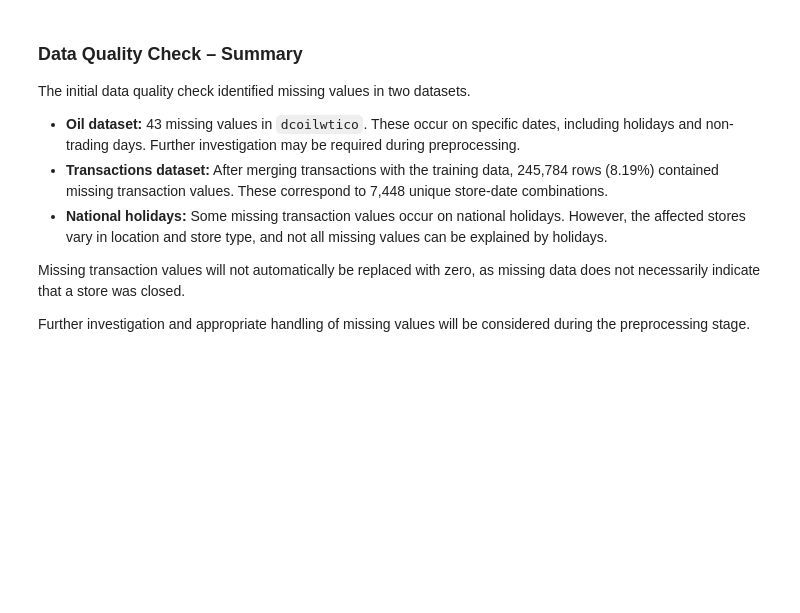
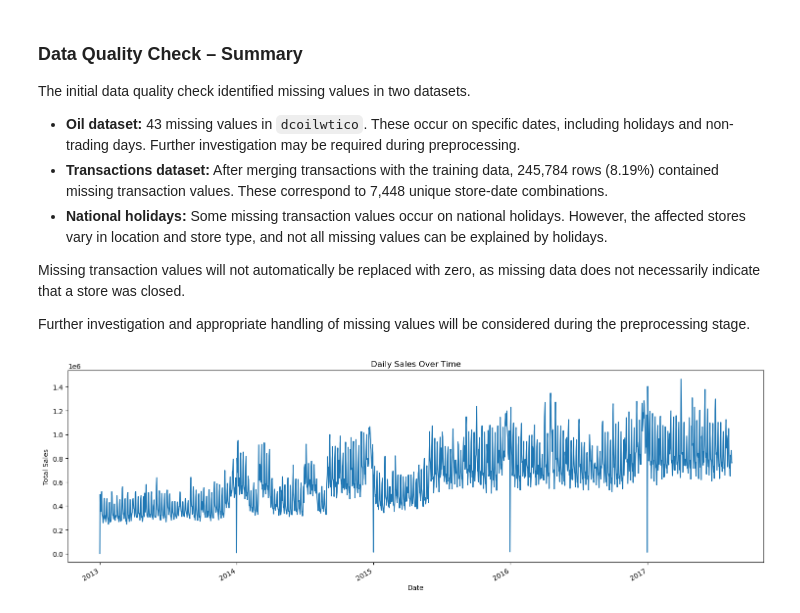
Before and after one commit to clia7/Data_Analytics_Journey, a Jupyter notebook: 06_Store_Sales_Case_Study/notebooks/01_Store_Sales_EDA.ipynb, the cells around one changed output. Saved outputs shown, nothing was run; the diff lists cells and outputs as text; code cells hidden in the pictures; blank space fills up the shorter version.

Commit message:
sales over time

```diff
--- a/06_Store_Sales_Case_Study/notebooks/01_Store_Sales_EDA.ipynb
+++ b/06_Store_Sales_Case_Study/notebooks/01_Store_Sales_EDA.ipynb
@@ -609,3 +609,18 @@ The initial data quality check identified missing values in two datasets.
 Missing transaction values will not automatically be replaced with zero, as missing data does not necessarily indicate that a store was closed.
 
 Further investigation and appropriate handling of missing values will be considered during the preprocessing stage.
+# %%
+# Calculate the sales per day
+
+daily_sales = train.groupby('date')['sales'].sum()
+
+# Plot Sales per Day
+
+daily_sales.plot(figsize=(15, 5))
+plt.title('Daily Sales Over Time')
+plt.xlabel('Date')
+plt.ylabel('Total Sales')
+plt.tight_layout()
+plt.show()
+# %% [output]
+[figure, added]
```
Also changed, not shown: parts of 1 cell of this notebook.
